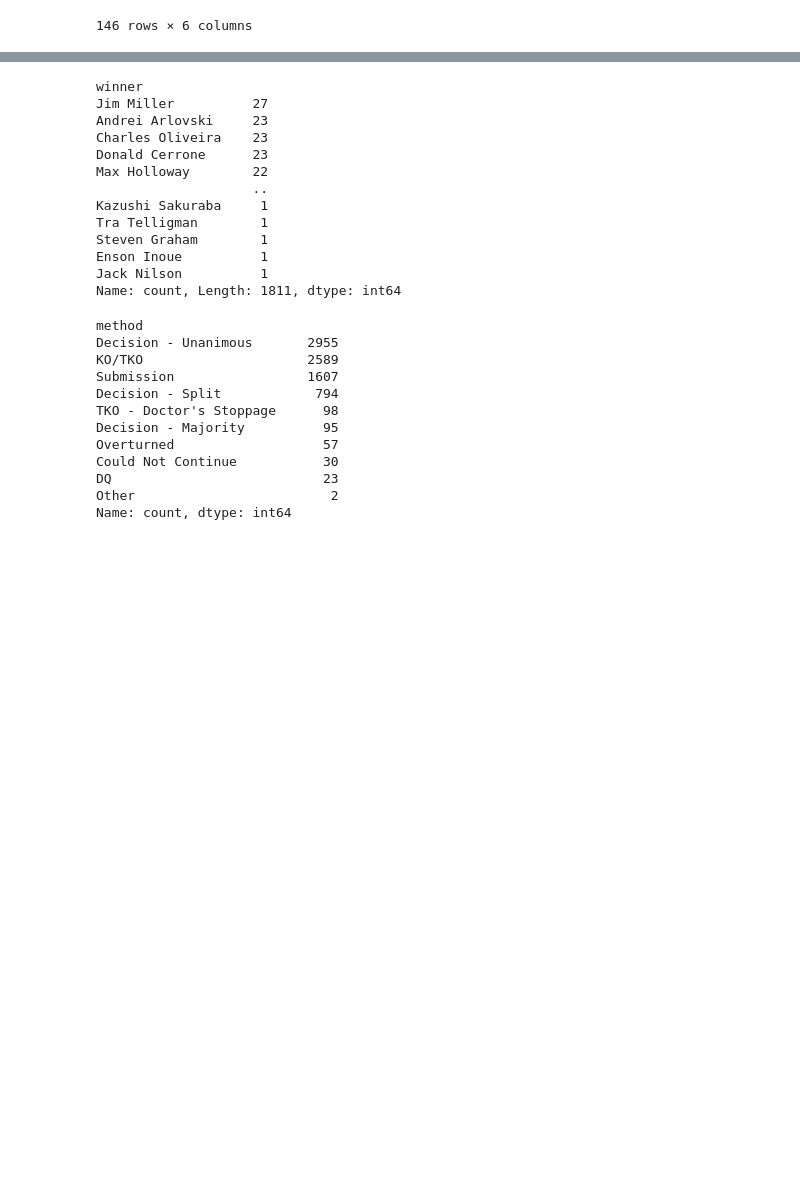
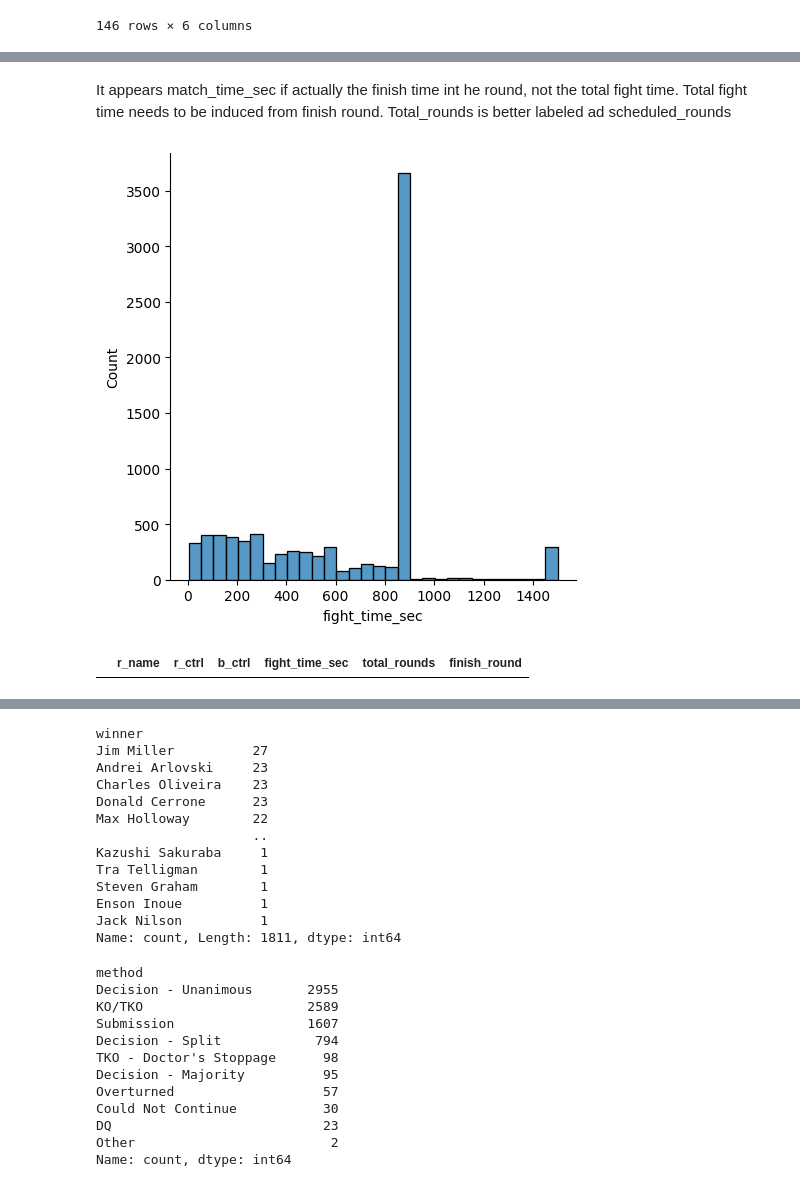
Before and after one commit to sgracia19/UFC_Fighter_Segmentation, a Jupyter notebook: notebooks/01_Data_Processing.ipynb, the cells around one changed output, grey strips where cells are left out. Drawn from its saved outputs; the diff is of its cells as text; code cells hidden in the pictures; blank space fills up the shorter version.

```diff
--- a/notebooks/01_Data_Processing.ipynb
+++ b/notebooks/01_Data_Processing.ipynb
@@ -65,0 +105,33 @@ event_details.loc[event_details['winner'].isnull()]
+# %% [markdown]
+It appears match_time_sec if actually the finish time int he round, not the total fight time.
+Total fight time needs to be induced from finish round. Total_rounds is better labeled ad scheduled_rounds
+# %%
+# Need create fight_time variable from finish_round and match_time_sec
+
+def calculate_fight_time(row):
+    if row['finish_round'] == 1:
+        return row['match_time_sec']
+    elif row['finish_round'] == 2:
+        return 300 + row['match_time_sec']  # 5 minutes = 300 seconds
+    elif row['finish_round'] == 3:
+        return 600 + row['match_time_sec']  # 10 minutes = 600 seconds
+    elif row['finish_round'] == 4:
+        return 900 + row['match_time_sec']  # 15 minutes = 900 seconds
+    elif row['finish_round'] == 5:
+        return 1200 + row['match_time_sec']  # 20 minutes = 1200 seconds
+    else:
+        return np.nan  # Handle unexpected values
+
+fight_details['fight_time_sec'] = fight_details.apply(calculate_fight_time, axis=1)
+# %%
+sns.displot(fight_details['fight_time_sec'].dropna(), bins=30);
+# New variable looks reasonable, most fights end before 15 minutes
+# %% [output]
+[figure, added]
+# %%
+# check if control time is ever greater than fight time
+fight_details[['r_name', 'r_ctrl', 'b_ctrl',
+               'fight_time_sec' ,'total_rounds',
+               'finish_round']].loc[fight_details['r_ctrl'] > fight_details['fight_time_sec']] # none found
+# %% [output]
+|  | r_name | r_ctrl | b_ctrl | fight_time_sec | total_rounds | finish_round |
```
Also changed, not shown: parts of 15 cells of this notebook, 2 other files.
